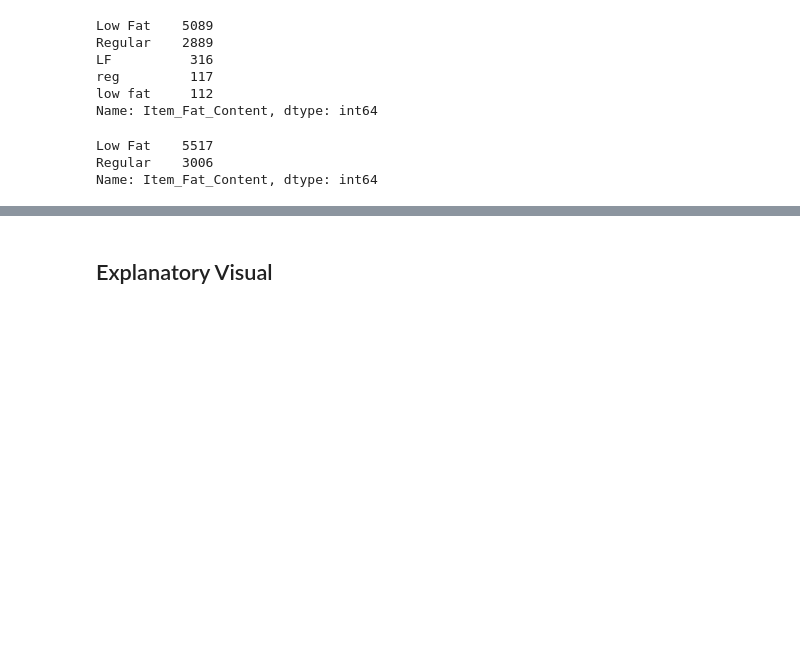
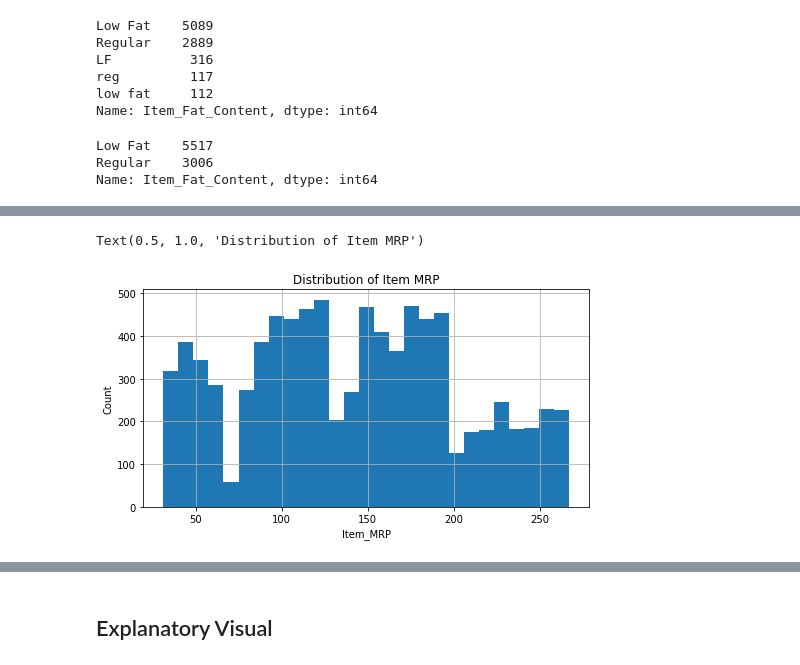
Before and after one commit to spockthompson/Portfolio-Project, a Jupyter notebook: Colab_Notebook_Project_1.ipynb, the cells around one changed output, grey strips where cells are left out. Saved outputs shown, nothing was run; the diff lists cells and outputs as text; code cells hidden in the pictures; blank space fills up the shorter version.

```diff
--- a/Colab_Notebook_Project_1.ipynb
+++ b/Colab_Notebook_Project_1.ipynb
@@ -138,0 +144,9 @@ df.describe()
+# %%
+plt.figure(figsize=(8,4))
+df['Item_MRP'].hist(bins='auto')
+plt.xlabel("Item_MRP")
+plt.ylabel("Count")
+plt.title("Distribution of Item MRP")
+# %% [output]
+Text(0.5, 1.0, 'Distribution of Item MRP')
+[figure, added]
```
Also changed, not shown: parts of 12 cells of this notebook.
